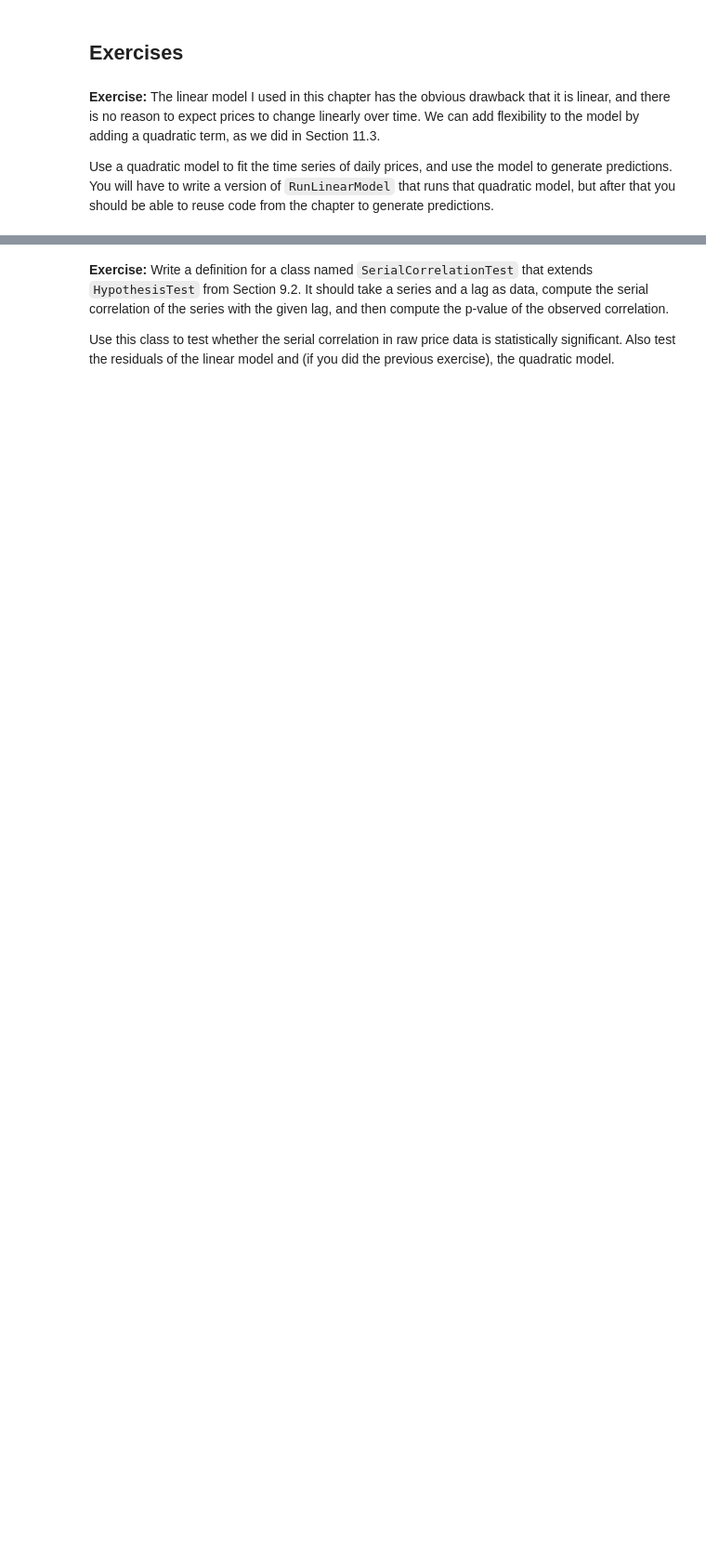
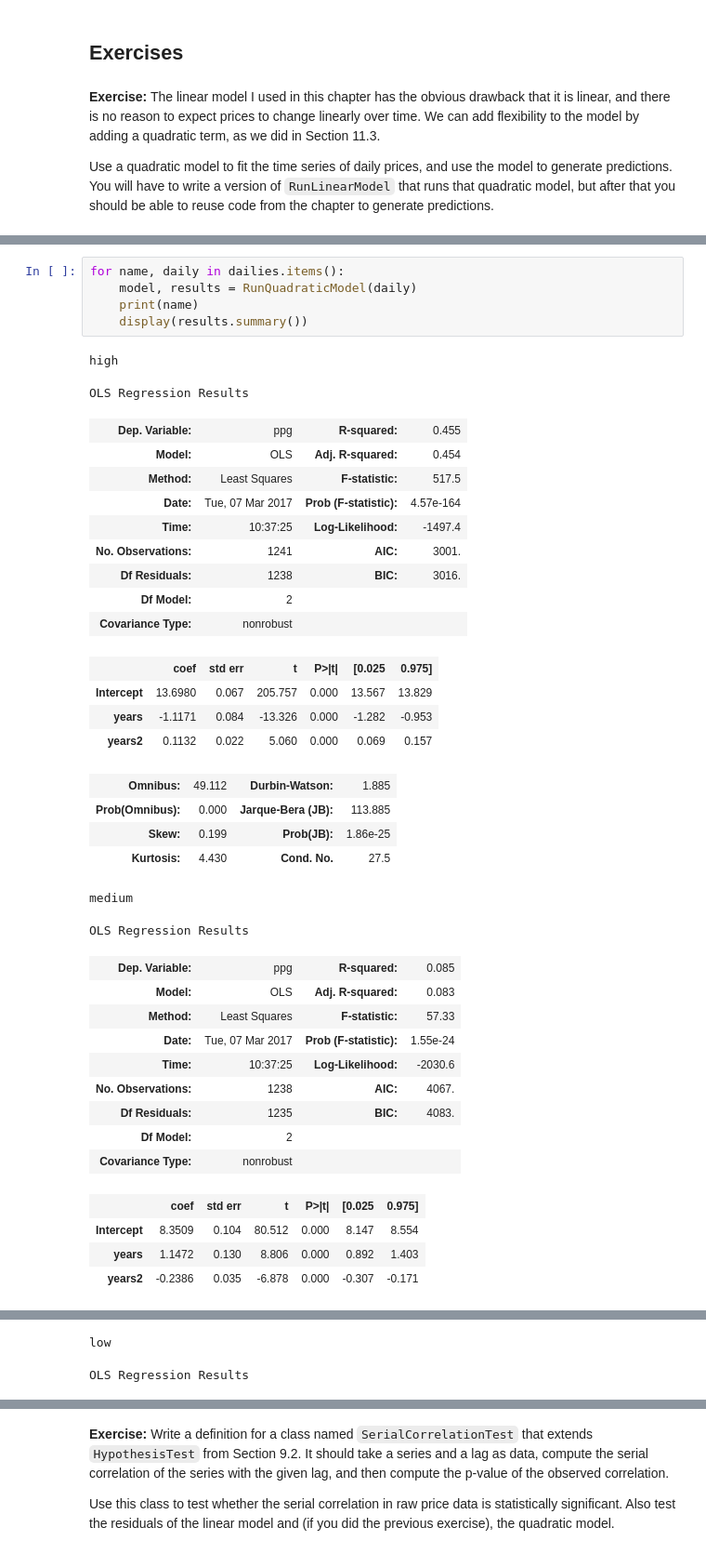
Before and after one commit to SeanCCarter/ThinkStats2, a Jupyter notebook: code/chap12mine.ipynb, the cells around one changed output, grey strips where cells are left out. Shown: that part at 93% size. Drawn from its saved outputs; the diff is of its cells as text; blank space fills up the shorter version.

```diff
--- a/code/chap12mine.ipynb
+++ b/code/chap12mine.ipynb
@@ -651,0 +650,40 @@ Use a quadratic model to fit the time series of daily prices, and use the model
+# %%
+for name, daily in dailies.items():
+    model, results = RunQuadraticModel(daily)
+    print(name)
+    display(results.summary())
+# %% [output]
+high
+OLS Regression Results
+| Dep. Variable: | ppg | R-squared: | 0.455 |
+| Model: | OLS | Adj. R-squared: | 0.454 |
+| Method: | Least Squares | F-statistic: | 517.5 |
+| Date: | Tue, 07 Mar 2017 | Prob (F-statistic): | 4.57e-164 |
+| Time: | 10:37:25 | Log-Likelihood: | -1497.4 |
+| No. Observations: | 1241 | AIC: | 3001. |
+| Df Residuals: | 1238 | BIC: | 3016. |
+| Df Model: | 2 |  |  |
+| Covariance Type: | nonrobust |  |  |
+|  | coef | std err | t | P>|t| | [0.025 | 0.975] |
+| Intercept | 13.6980 | 0.067 | 205.757 | 0.000 | 13.567 | 13.829 |
+| years | -1.1171 | 0.084 | -13.326 | 0.000 | -1.282 | -0.953 |
+| years2 | 0.1132 | 0.022 | 5.060 | 0.000 | 0.069 | 0.157 |
+| Omnibus: | 49.112 | Durbin-Watson: | 1.885 |
+| Prob(Omnibus): | 0.000 | Jarque-Bera (JB): | 113.885 |
+| Skew: | 0.199 | Prob(JB): | 1.86e-25 |
+| Kurtosis: | 4.430 | Cond. No. | 27.5 |
+medium
+OLS Regression Results
+| Dep. Variable: | ppg | R-squared: | 0.085 |
+| Model: | OLS | Adj. R-squared: | 0.083 |
+| Method: | Least Squares | F-statistic: | 57.33 |
+| Date: | Tue, 07 Mar 2017 | Prob (F-statistic): | 1.55e-24 |
+| Time: | 10:37:25 | Log-Likelihood: | -2030.6 |
+| No. Observations: | 1238 | AIC: | 4067. |
+| Df Residuals: | 1235 | BIC: | 4083. |
+| Df Model: | 2 |  |  |
+| Covariance Type: | nonrobust |  |  |
+|  | coef | std err | t | P>|t| | [0.025 | 0.975] |
+| Intercept | 8.3509 | 0.104 | 80.512 | 0.000 | 8.147 | 8.554 |
+| years | 1.1472 | 0.130 | 8.806 | 0.000 | 0.892 | 1.403 |
+| years2 | -0.2386 | 0.035 | -6.878 | 0.000 | -0.307 | -0.171 |
@@ -651,0 +694,2 @@ Use a quadratic model to fit the time series of daily prices, and use the model
+low
+OLS Regression Results
```
Also changed, not shown: parts of 33 cells of this notebook.
